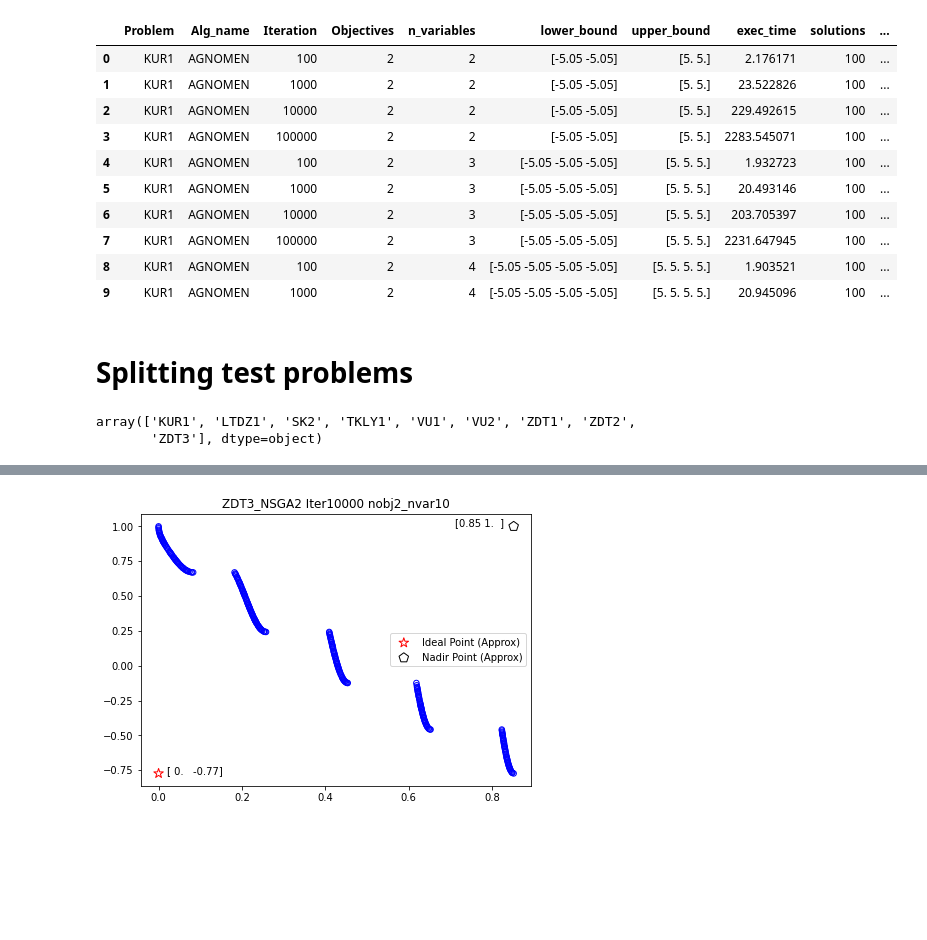
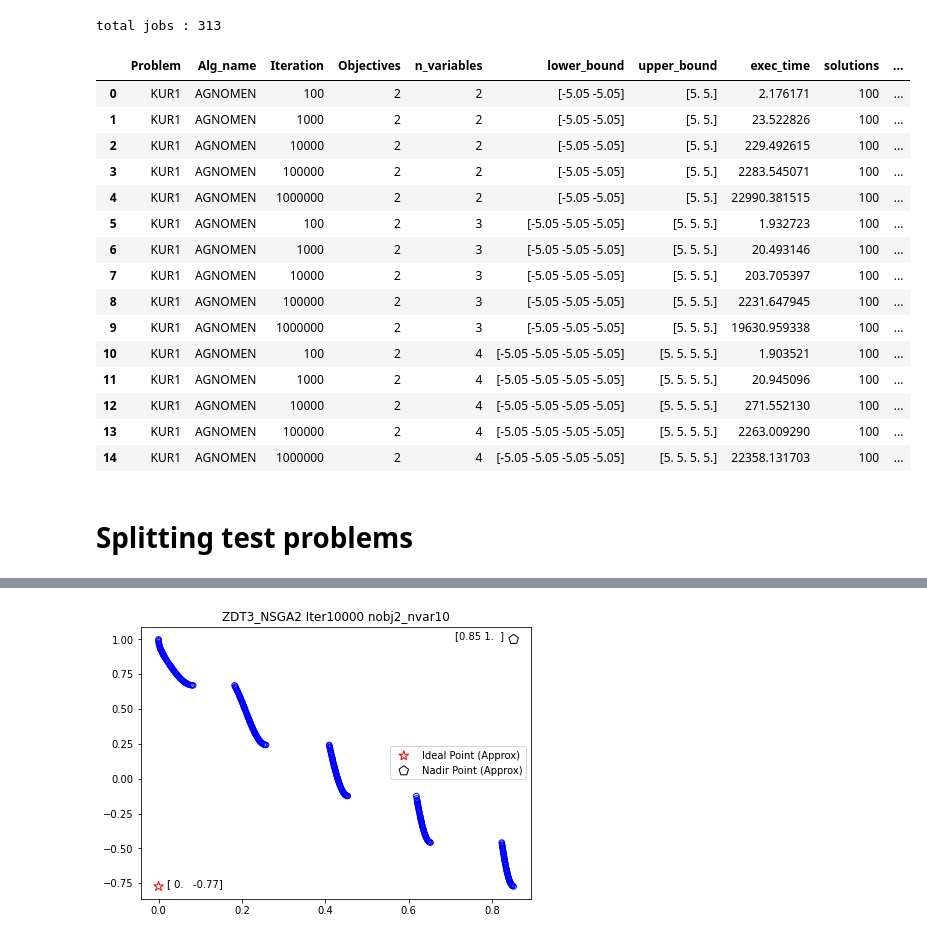
Before and after one commit to wuyoscar/Multi-Obj_Optimization, a Jupyter notebook: Result/process_result.ipynb, the cells around one changed output, grey strips where cells are left out. Drawn from its saved outputs; the diff is of its cells as text; code cells hidden in the pictures; blank space fills up the shorter version.

```diff
--- a/Result/process_result.ipynb
+++ b/Result/process_result.ipynb
@@ -21,30 +35,33 @@
 # %%
 import pandas as pd
 import numpy as np
 from matplotlib import pyplot as plt
 pd.set_option('display.max_rows', None)
 result = pd.read_csv('Jobs_record')
 #result = pd.read_csv('Jobs_record')
 sorted_result = result.sort_values(['Problem', 'Alg_name','n_variables', 'Iteration']).reset_index(drop=True)
 
 sorted_result.loc[:,'solution_path'] = sorted_result['path'].str[29:].values
-sorted_result[:10]
+print(f'total jobs : {sorted_result.shape[0]}')
+sorted_result = sorted_result.drop(columns=['path'])
+sorted_result.head(15)
 # %% [output]
+total jobs : 313
 |  | Problem | Alg_name | Iteration | Objectives | n_variables | lower_bound | upper_bound | exec_time | solutions | ... |
 | 0 | KUR1 | AGNOMEN | 100 | 2 | 2 | [-5.05 -5.05] | [5. 5.] | 2.176171 | 100 | ... |
 | 1 | KUR1 | AGNOMEN | 1000 | 2 | 2 | [-5.05 -5.05] | [5. 5.] | 23.522826 | 100 | ... |
 | 2 | KUR1 | AGNOMEN | 10000 | 2 | 2 | [-5.05 -5.05] | [5. 5.] | 229.492615 | 100 | ... |
 | 3 | KUR1 | AGNOMEN | 100000 | 2 | 2 | [-5.05 -5.05] | [5. 5.] | 2283.545071 | 100 | ... |
-| 4 | KUR1 | AGNOMEN | 100 | 2 | 3 | [-5.05 -5.05 -5.05] | [5. 5. 5.] | 1.932723 | 100 | ... |
-| 5 | KUR1 | AGNOMEN | 1000 | 2 | 3 | [-5.05 -5.05 -5.05] | [5. 5. 5.] | 20.493146 | 100 | ... |
-| 6 | KUR1 | AGNOMEN | 10000 | 2 | 3 | [-5.05 -5.05 -5.05] | [5. 5. 5.] | 203.705397 | 100 | ... |
-| 7 | KUR1 | AGNOMEN | 100000 | 2 | 3 | [-5.05 -5.05 -5.05] | [5. 5. 5.] | 2231.647945 | 100 | ... |
-| 8 | KUR1 | AGNOMEN | 100 | 2 | 4 | [-5.05 -5.05 -5.05 -5.05] | [5. 5. 5. 5.] | 1.903521 | 100 | ... |
-| 9 | KUR1 | AGNOMEN | 1000 | 2 | 4 | [-5.05 -5.05 -5.05 -5.05] | [5. 5. 5. 5.] | 20.945096 | 100 | ... |
+| 4 | KUR1 | AGNOMEN | 1000000 | 2 | 2 | [-5.05 -5.05] | [5. 5.] | 22990.381515 | 100 | ... |
+| 5 | KUR1 | AGNOMEN | 100 | 2 | 3 | [-5.05 -5.05 -5.05] | [5. 5. 5.] | 1.932723 | 100 | ... |
+| 6 | KUR1 | AGNOMEN | 1000 | 2 | 3 | [-5.05 -5.05 -5.05] | [5. 5. 5.] | 20.493146 | 100 | ... |
+| 7 | KUR1 | AGNOMEN | 10000 | 2 | 3 | [-5.05 -5.05 -5.05] | [5. 5. 5.] | 203.705397 | 100 | ... |
+| 8 | KUR1 | AGNOMEN | 100000 | 2 | 3 | [-5.05 -5.05 -5.05] | [5. 5. 5.] | 2231.647945 | 100 | ... |
+| 9 | KUR1 | AGNOMEN | 1000000 | 2 | 3 | [-5.05 -5.05 -5.05] | [5. 5. 5.] | 19630.959338 | 100 | ... |
+| 10 | KUR1 | AGNOMEN | 100 | 2 | 4 | [-5.05 -5.05 -5.05 -5.05] | [5. 5. 5. 5.] | 1.903521 | 100 | ... |
+| 11 | KUR1 | AGNOMEN | 1000 | 2 | 4 | [-5.05 -5.05 -5.05 -5.05] | [5. 5. 5. 5.] | 20.945096 | 100 | ... |
+| 12 | KUR1 | AGNOMEN | 10000 | 2 | 4 | [-5.05 -5.05 -5.05 -5.05] | [5. 5. 5. 5.] | 271.552130 | 100 | ... |
+| 13 | KUR1 | AGNOMEN | 100000 | 2 | 4 | [-5.05 -5.05 -5.05 -5.05] | [5. 5. 5. 5.] | 2263.009290 | 100 | ... |
+| 14 | KUR1 | AGNOMEN | 1000000 | 2 | 4 | [-5.05 -5.05 -5.05 -5.05] | [5. 5. 5. 5.] | 22358.131703 | 100 | ... |
 # %% [markdown]
 # Splitting test problems
-# %%
-for test_problems in sorted_result['Problem'].unique():
-# %% [output]
-array(['KUR1', 'LTDZ1', 'SK2', 'TKLY1', 'VU1', 'VU2', 'ZDT1', 'ZDT2',
-       'ZDT3'], dtype=object)
```
Also changed, not shown: parts of 16 cells of this notebook.
